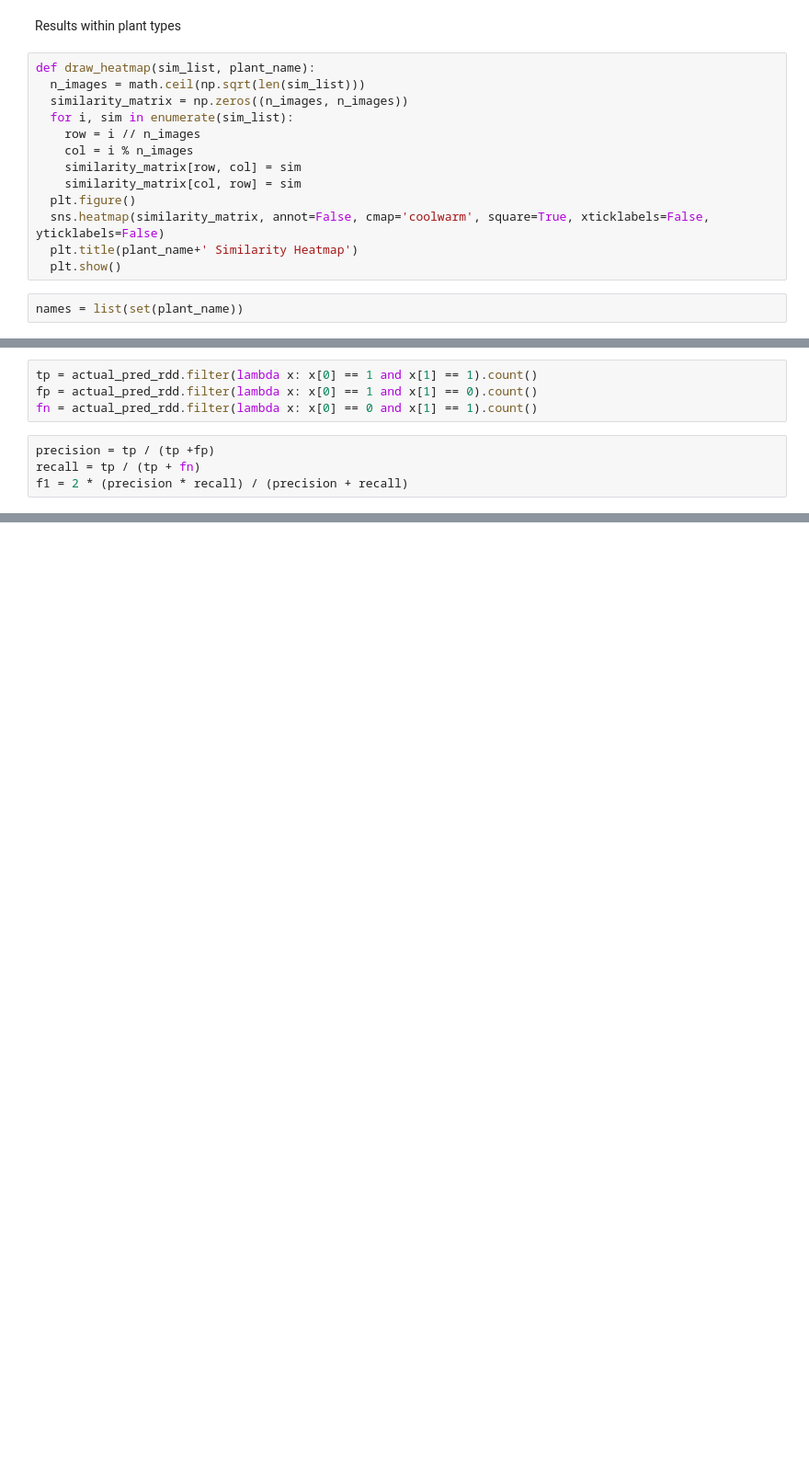
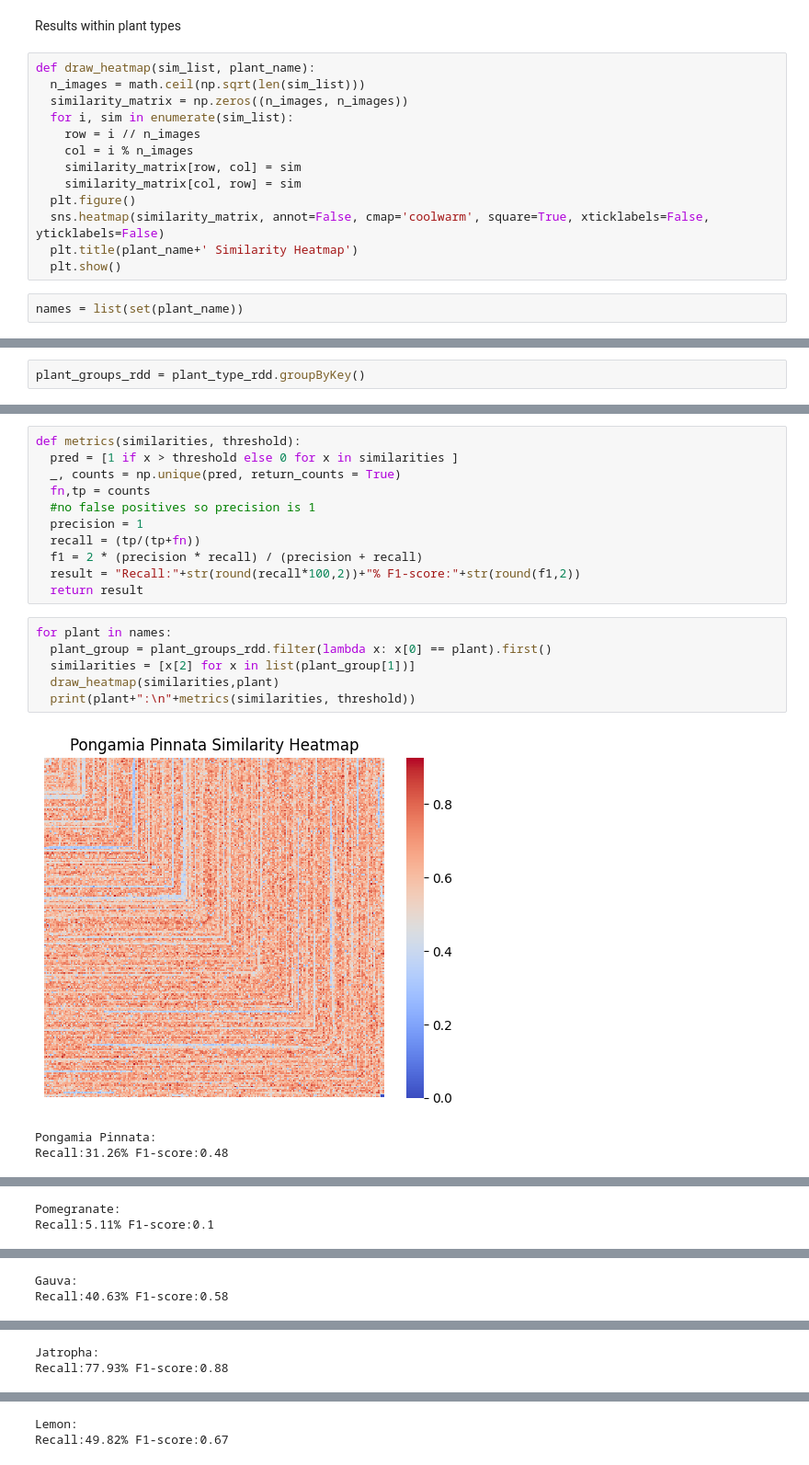
Before and after one commit to williambiondi/leaves_similarity, a Jupyter notebook: leaves_similarity.ipynb, the cells around one changed output, grey strips where cells are left out. Shown at 92% size. Cells and saved outputs as stored; diff of their text form; blank space fills up the shorter version.

```diff
--- a/leaves_similarity.ipynb
+++ b/leaves_similarity.ipynb
@@ -383,8 +359,0 @@ actual_pred_rdd = all_pairs_rdd.map(lambda x: pred_true(x, threshold))
-# %%
-tp = actual_pred_rdd.filter(lambda x: x[0] == 1 and x[1] == 1).count()
-fp = actual_pred_rdd.filter(lambda x: x[0] == 1 and x[1] == 0).count()
-fn = actual_pred_rdd.filter(lambda x: x[0] == 0 and x[1] == 1).count()
-# %%
-precision = tp / (tp +fp)
-recall = tp / (tp + fn)
-f1 = 2 * (precision * recall) / (precision + recall)
@@ -394,0 +360,2 @@ print("F1-score:"+str(round(f1,3)))
+# %%
+plant_groups_rdd = plant_type_rdd.groupByKey()
@@ -394,0 +364,21 @@ print("F1-score:"+str(round(f1,3)))
+# %%
+def metrics(similarities, threshold):
+  pred = [1 if x > threshold else 0 for x in similarities ]
+  _, counts = np.unique(pred, return_counts = True)
+  fn,tp = counts
+  #no false positives so precision is 1
+  precision = 1
+  recall = (tp/(tp+fn))
+  f1 = 2 * (precision * recall) / (precision + recall)
+  result = "Recall:"+str(round(recall*100,2))+"% F1-score:"+str(round(f1,2))
+  return result
+# %%
+for plant in names:
+  plant_group = plant_groups_rdd.filter(lambda x: x[0] == plant).first()
+  similarities = [x[2] for x in list(plant_group[1])]
+  draw_heatmap(similarities,plant)
+  print(plant+":\n"+metrics(similarities, threshold))
+# %% [output]
+[figure, added]
+Pongamia Pinnata:
+Recall:31.26% F1-score:0.48
@@ -394,0 +386,2 @@ print("F1-score:"+str(round(f1,3)))
+Pomegranate:
+Recall:5.11% F1-score:0.1
@@ -394,0 +389,2 @@ print("F1-score:"+str(round(f1,3)))
+Gauva:
+Recall:40.63% F1-score:0.58
@@ -394,0 +392,2 @@ print("F1-score:"+str(round(f1,3)))
+Jatropha:
+Recall:77.93% F1-score:0.88
@@ -394,0 +395,2 @@ print("F1-score:"+str(round(f1,3)))
+Lemon:
+Recall:49.82% F1-score:0.67
```
Also changed, not shown: parts of 26 cells of this notebook.
